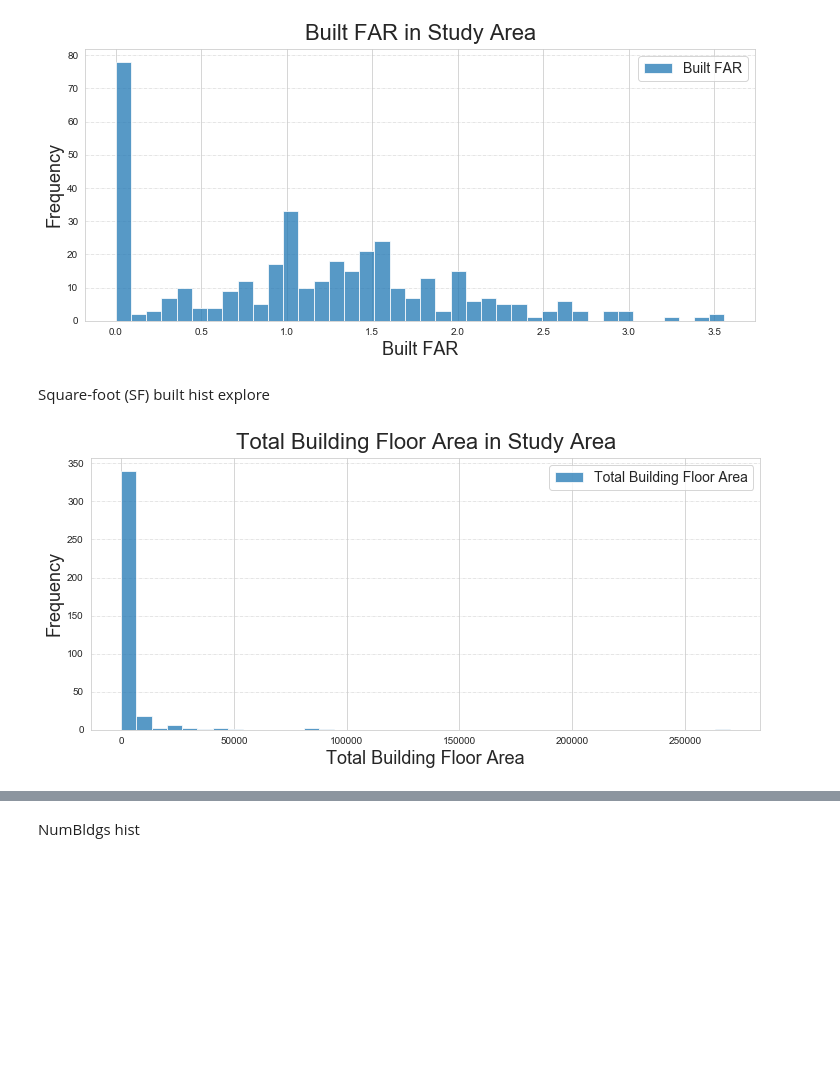
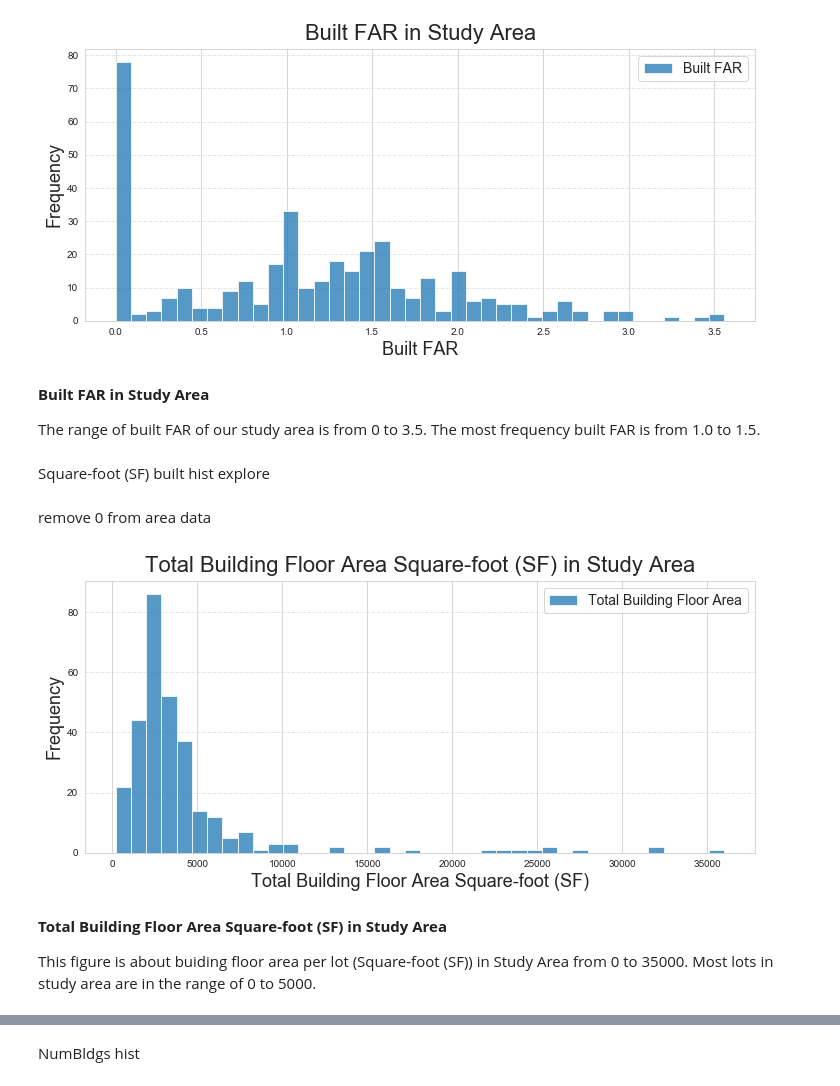
Before and after one commit to akash-y/digitalceqr, a Jupyter notebook: CHAPTER 19 - NOISE/PlutoDataCheck.ipynb, the cells around one changed output, grey strips where cells are left out. Saved outputs shown, nothing was run; the diff lists cells and outputs as text; code cells hidden in the pictures; blank space fills up the shorter version.

```diff
--- a/CHAPTER 19 - NOISE/PlutoDataCheck.ipynb
+++ b/CHAPTER 19 - NOISE/PlutoDataCheck.ipynb
@@ -461,21 +481,34 @@ pl.legend(fontsize=14)
 pl.show()
 # %% [output]
 [figure]
+# %% [markdown]
+**Built FAR in Study Area**
+
+The range of built FAR of our study area is from 0 to 3.5. The most frequency built FAR is from 1.0 to 1.5.
 # %% [markdown]
 Square-foot (SF) built hist explore
+# %% [markdown]
+remove 0 from area data
+# %%
+BldgArea = studyarea[(studyarea['BldgArea'] != 0) & (studyarea['BldgArea'] < 40000)]
 # %%
 fig = pl.figure(figsize = (12,5))
 ax = fig.add_subplot(111)
 
-studyarea['BldgArea'].plot(kind="hist", bins=40, label='Total Building Floor Area', alpha=0.75)
+BldgArea['BldgArea'].plot(kind="hist", bins=40, label='Total Building Floor Area', alpha=0.75)
 
-ax.set_title("Total Building Floor Area in Study Area", fontsize=22, y=1.01)
-ax.set_xlabel("Total Building Floor Area", fontsize=18)
+ax.set_title("Total Building Floor Area Square-foot (SF) in Study Area", fontsize=22, y=1.01)
+ax.set_xlabel("Total Building Floor Area Square-foot (SF)", fontsize=18)
 ax.set_ylabel("Frequency", fontsize=18)
 
 
 pl.grid(linewidth=0.5, axis='y', linestyle='-.')
 pl.legend(fontsize=14)
+#pl.xlim(0, 40000)
 pl.show()
 # %% [output]
-[figure, old version]
+[figure, new version]
+# %% [markdown]
+**Total Building Floor Area Square-foot (SF) in Study Area**
+
+This figure is about buiding floor area per lot (Square-foot (SF)) in Study Area from 0 to 35000. Most lots in study area are in the range of 0 to 5000.
```
Also changed, not shown: parts of 36 cells of this notebook.
